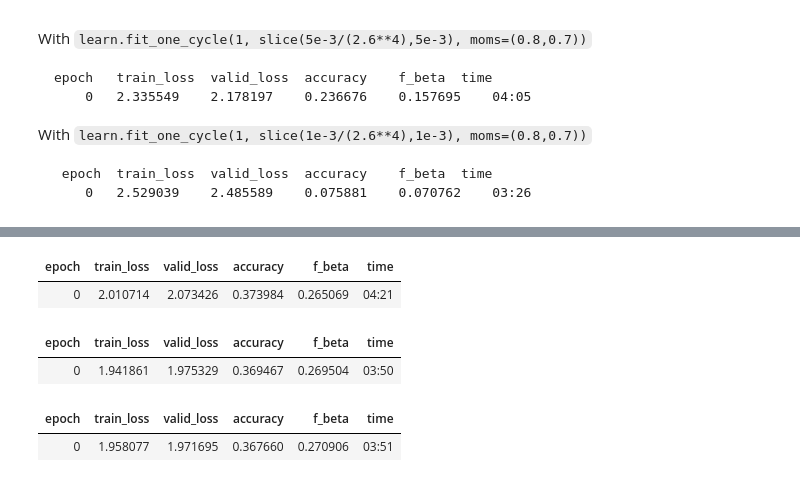
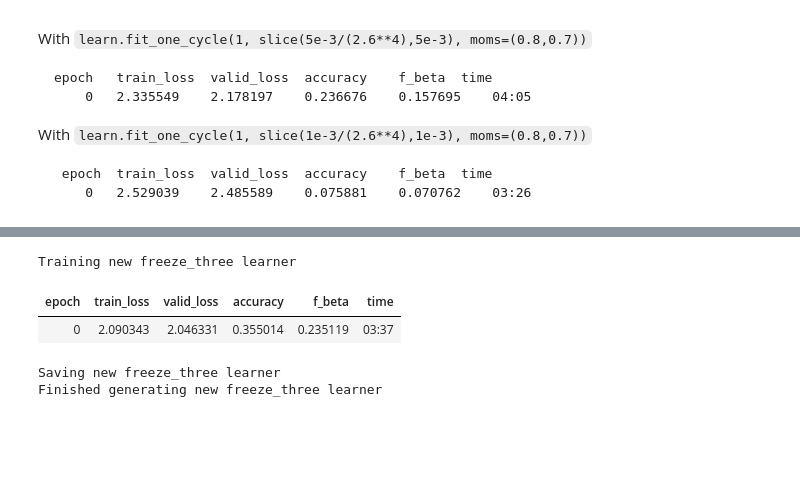
Before and after one commit to magic-lantern/nlp-transfer-learning, a Jupyter notebook: sourcecode/mimic_nlp_classifier_los.ipynb, the cells around one changed output, grey strips where cells are left out. Drawn from its saved outputs; the diff is of its cells as text; code cells hidden in the pictures; blank space fills up the shorter version.

Commit message:
Saving testing of various learning rates

```diff
--- a/sourcecode/mimic_nlp_classifier_los.ipynb
+++ b/sourcecode/mimic_nlp_classifier_los.ipynb
@@ -655,21 +669,20 @@ Finished generating new freeze_two learner
 # %%
-learn.load(freeze_two)
-learn.freeze_to(-3)
-learn.fit_one_cycle(1, slice(5e-2/(2.6**4),5e-2), moms=(0.8,0.7))
+if os.path.isfile(str(freeze_three) + '.pth'):
+    learn.load(freeze_three)
+    print('loaded freeze_three learner')
+else:
+    print('Training new freeze_three learner')
+    learn.freeze_to(-3)
+    learn.fit_one_cycle(1, slice(5e-2/(2.6**4),5e-2), moms=(0.8,0.7),
+                       callbacks=[
+                           callbacks.CSVLogger(learn, filename=training_history_file, append=True)
+                       ])
+    print('Saving new freeze_three learner')
+    learn.save(freeze_three)
+    print('Finished generating new freeze_three learner')
 # %% [output]
+Training new freeze_three learner
 | epoch | train_loss | valid_loss | accuracy | f_beta | time |
-| 0 | 2.010714 | 2.073426 | 0.373984 | 0.265069 | 04:21 |
+| 0 | 2.090343 | 2.046331 | 0.355014 | 0.235119 | 03:37 |
+Saving new freeze_three learner
+Finished generating new freeze_three learner
-# %%
-learn.load(freeze_two)
-learn.freeze_to(-3)
-learn.fit_one_cycle(1, slice(1e-2/(2.6**4),1e-2), moms=(0.8,0.7))
-# %% [output]
-| epoch | train_loss | valid_loss | accuracy | f_beta | time |
-| 0 | 1.941861 | 1.975329 | 0.369467 | 0.269504 | 03:50 |
-# %%
-learn.load(freeze_two)
-learn.freeze_to(-3)
-learn.fit_one_cycle(1, slice(5e-3/(2.6**4),5e-3), moms=(0.8,0.7))
-# %% [output]
-| epoch | train_loss | valid_loss | accuracy | f_beta | time |
-| 0 | 1.958077 | 1.971695 | 0.367660 | 0.270906 | 03:51 |
```
Also changed, not shown: parts of 20 cells of this notebook, 3 other files.
